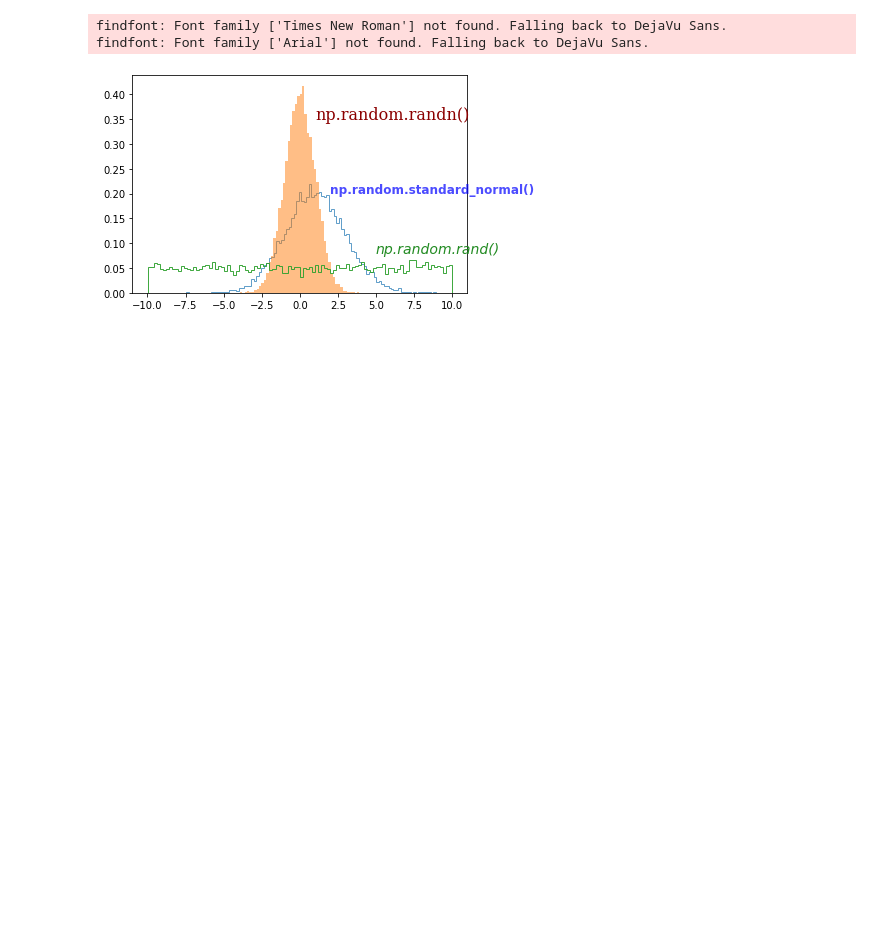
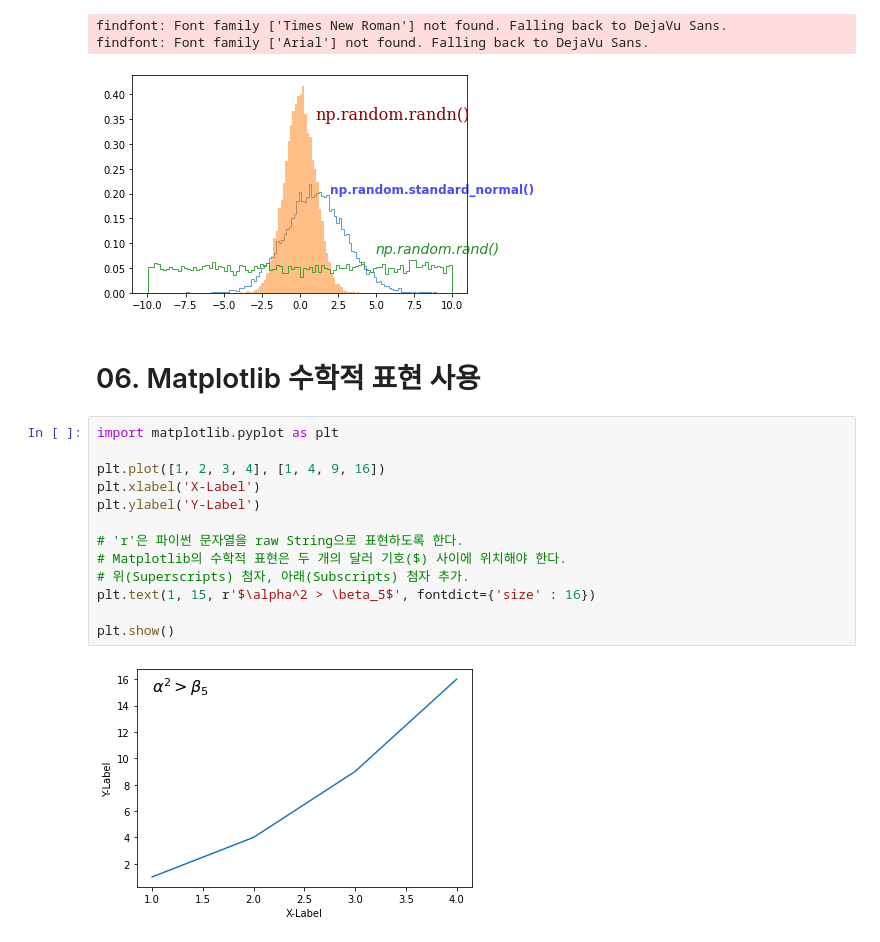
Before and after one commit to goodDev-junhyuk/JupyterNotebook, a Jupyter notebook: Matplotlib_Pie_Chart.ipynb, the cells around one changed output. Cells and saved outputs as stored; diff of their text form; blank space fills up the shorter version.

```diff
--- a/Matplotlib_Pie_Chart.ipynb
+++ b/Matplotlib_Pie_Chart.ipynb
@@ -164,3 +164,20 @@ plt.show()
 findfont: Font family ['Times New Roman'] not found. Falling back to DejaVu Sans.
 findfont: Font family ['Arial'] not found. Falling back to DejaVu Sans.
 [figure]
+# %% [markdown]
+# 06. Matplotlib 수학적 표현 사용
+# %%
+import matplotlib.pyplot as plt
+
+plt.plot([1, 2, 3, 4], [1, 4, 9, 16])
+plt.xlabel('X-Label')
+plt.ylabel('Y-Label')
+
+# 'r'은 파이썬 문자열을 raw String으로 표현하도록 한다.
+# Matplotlib의 수학적 표현은 두 개의 달러 기호($) 사이에 위치해야 한다.
+# 위(Superscripts) 첨자, 아래(Subscripts) 첨자 추가.
+plt.text(1, 15, r'$\alpha^2 > \beta_5$', fontdict={'size' : 16})
+
+plt.show()
+# %% [output]
+[figure, added]
```
Also changed, not shown: parts of 1 cell of this notebook.
